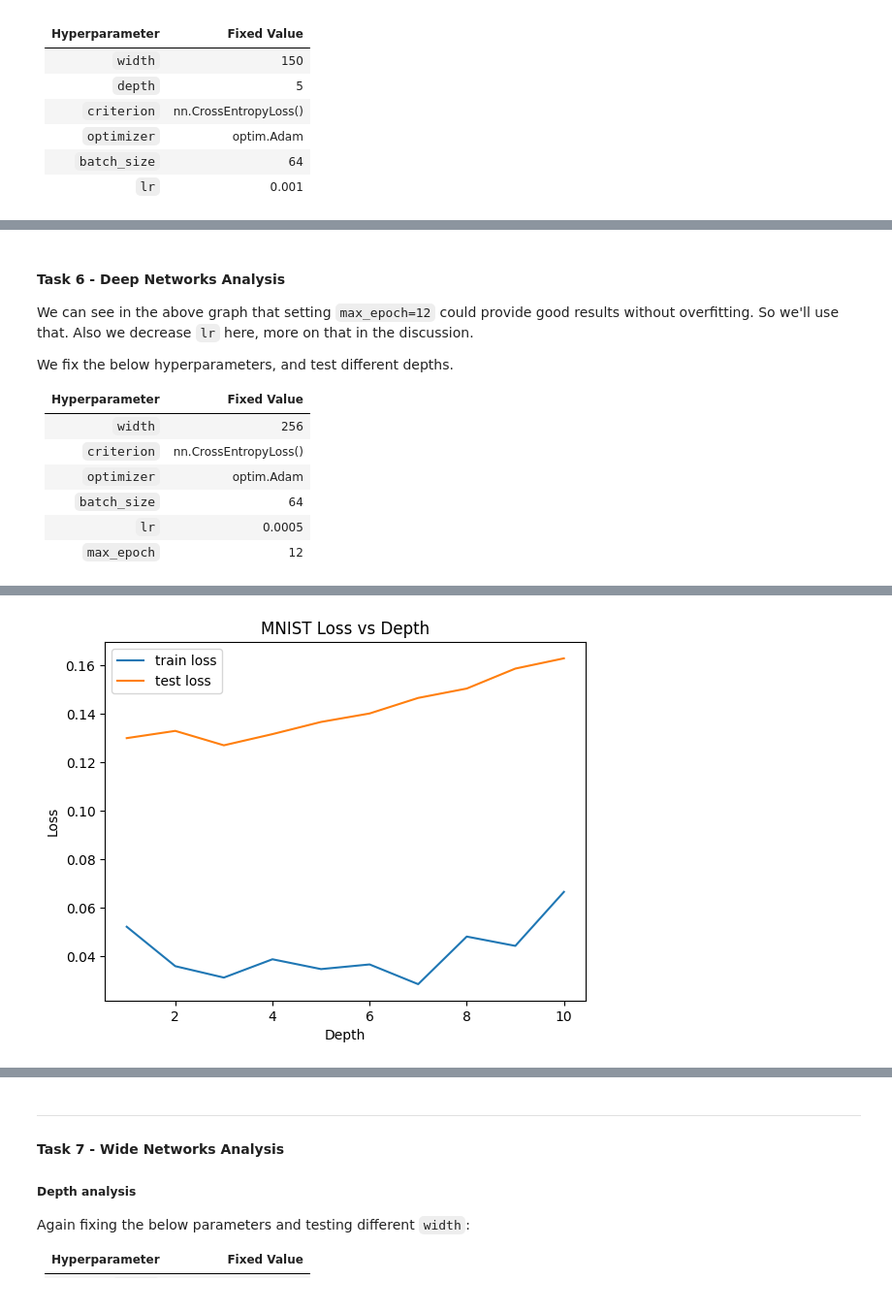
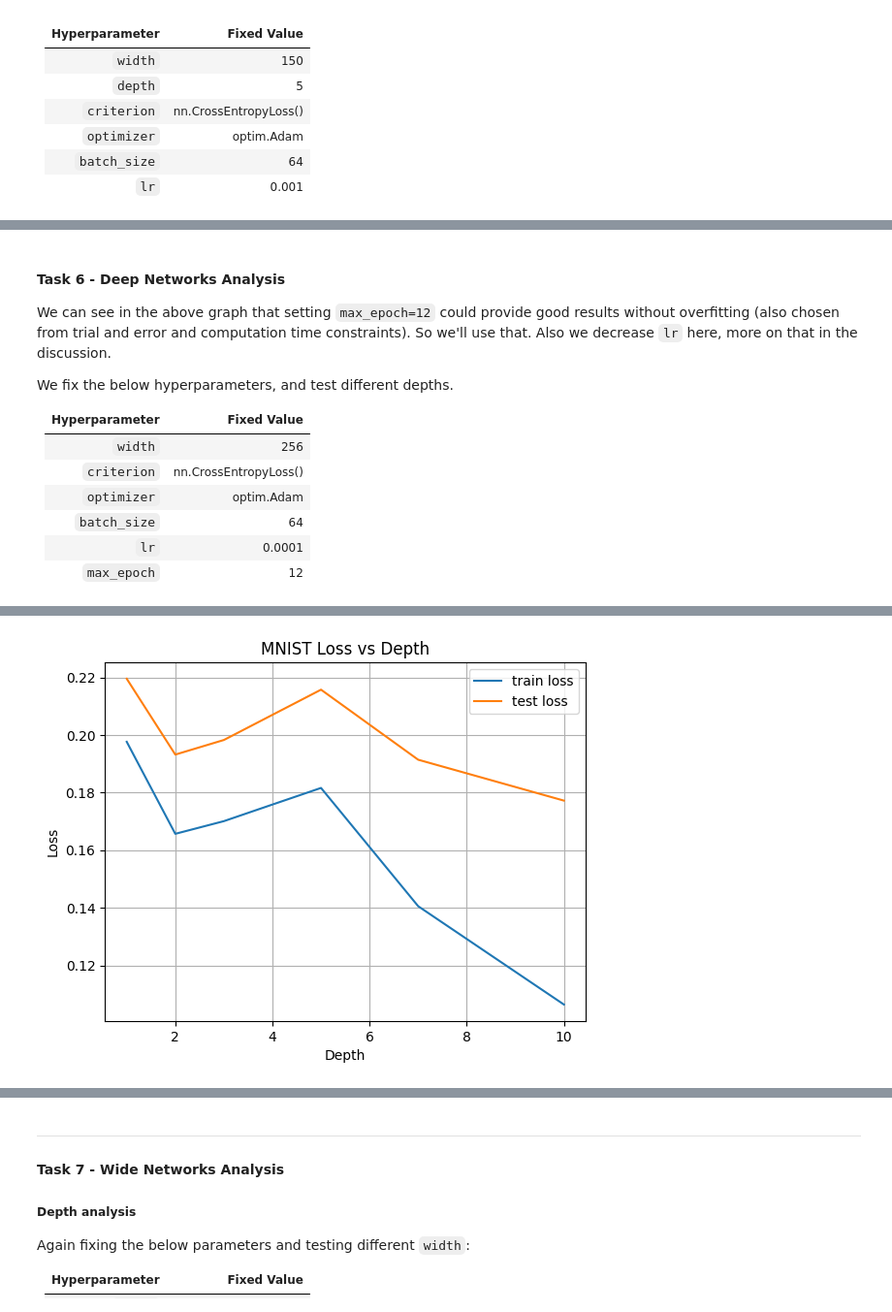
Before and after one commit to nadav7679/maths_machine_learning_2024, a Jupyter notebook: cw1/02530622_cw1_MathsML.ipynb, the cells around one changed output, grey strips where cells are left out. Shown: that part at 97% size. Drawn from its saved outputs; the diff is of its cells as text; code cells hidden in the pictures.

Commit message:
Updated numerical results and added part 2.3

```diff
--- a/cw1/02530622_cw1_MathsML.ipynb
+++ b/cw1/02530622_cw1_MathsML.ipynb
@@ -771,7 +793,7 @@ def plot_errors(errors, xval, title, xlabel):
   plt.plot(xval, test_error, label="test loss")
 
   plt.legend()
-  plt.grid
+  plt.grid()
 # %% [markdown]
 ***
 
@@ -800,23 +822,18 @@ hyperparams = {
     "optimizer": optim.Adam,
     "batch_size": 64,
     "lr": 0.001,
+    "max_epoch": 25,
     "normalize": True
 }
 
-def max_epoch_finder(hyperparams, num_epochs):
 
-  errors = {}
-  for e in num_epochs:
+mnist_net = NeuralNetworkTrainer(**hyperparams)
+errors = {}
+for e in range(1, hyperparams["max_epoch"]):
+  train_loss = mnist_net.train_epoch()
+  test_loss, num_err = mnist_net.test_epoch()
 
-      hyperparams["max_epoch"] = e
-      mnist_net = NeuralNetworkTrainer(**hyperparams)
+  errors[e] = np.array([float(train_loss), float(test_loss)])
 
-      errors[e] = mnist_net.train_me(logs=False)
-
-  return errors
-
-#Uncomment for epoch optimisition:
-num_epochs = range(1, 36, 5)
-errors = max_epoch_finder(hyperparams, num_epochs)
-plot_errors(errors, num_epochs, "MNIST Loss vs epochs", "epochs")
+plot_errors(errors, range(1, hyperparams["max_epoch"]), "MNIST Loss vs epochs", "epochs")
 # %% [output]
@@ -824,7 +841,7 @@ plot_errors(errors, num_epochs, "MNIST Loss vs epochs", "epochs")
 # %% [markdown]
 #### Task 6 - Deep Networks Analysis
 
-We can see in the above graph that setting `max_epoch=12` could provide good results without overfitting. So we'll use that. Also we decrease `lr` here, more on that in the discussion.
+We can see in the above graph that setting `max_epoch=12` could provide good results without overfitting (also chosen from trial and error and computation time constraints). So we'll use that. Also we decrease `lr` here, more on that in the discussion.
 
 We fix the below hyperparameters, and test different depths.
 
@@ -834,7 +851,7 @@ We fix the below hyperparameters, and test different depths.
 | `criterion` | nn.CrossEntropyLoss() |
 | `optimizer` | optim.Adam |
 | `batch_size` | 64 |
-| `lr` | 0.0005 |
+| `lr` | 0.0001 |
 | `max_epoch` | 12 |
 # %%
 # Fixed Hyperparameters:
@@ -844,13 +861,13 @@ hyperparams = {
     "criterion": nn.CrossEntropyLoss(),
     "optimizer": optim.Adam,
     "batch_size": 64,
-    "lr": 0.0005,
+    "lr": 0.0001,
     "max_epoch": 12,
     "normalize": True
 }
 
 # Uncomment for test depths analysis:
-depths = range(1, 11)
+depths = [1, 2, 3, 5, 7, 10]
 errors = hyperparameter_scan(hyperparams, "depth", depths)
 
 for d, (train_loss, test_loss) in errors.items():
@@ -871,4 +884,4 @@ Depth: 10 | Train Loss: 0.06662 | Test Loss: 0.1628
-[figure, old version]
+[figure, new version]
 # %% [markdown]
 ##### Discussion - Depth
 
```
Also changed, not shown: parts of 24 cells of this notebook.
